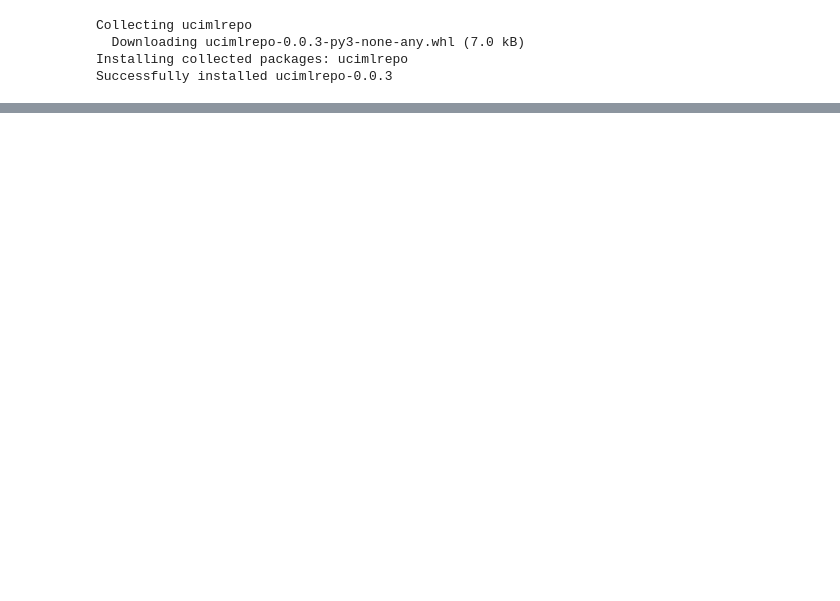
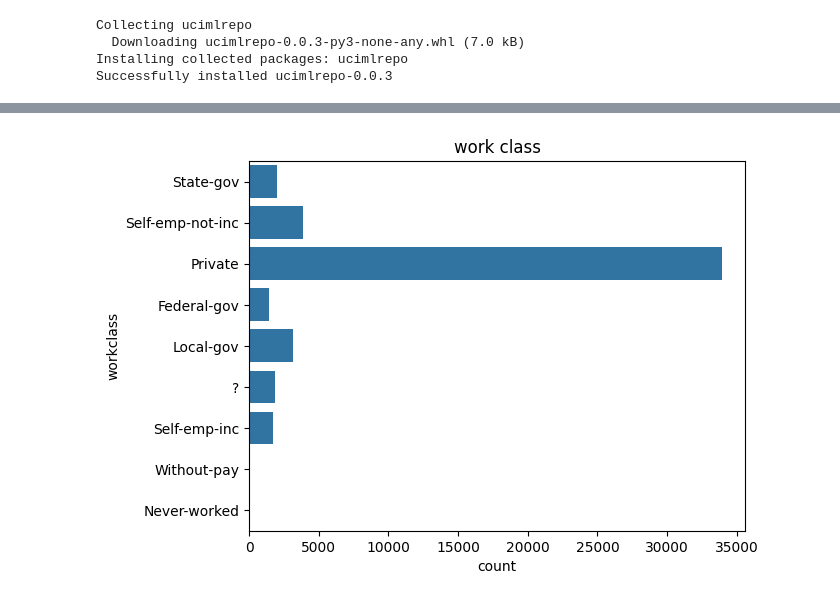
Before and after one commit to Kavindu-D/Census_Income, a Jupyter notebook: Preprocessing.ipynb, the cells around one changed output, grey strips where cells are left out. Cells and saved outputs as stored; diff of their text form; code cells hidden in the pictures; blank space fills up the shorter version.

```diff
--- a/Preprocessing.ipynb
+++ b/Preprocessing.ipynb
@@ -147,0 +156,6 @@ sns.pairplot(X, hue='income')
+# %%
+sns.countplot(data = data['workclass'])
+plt.title('work class')
+plt.show()
+# %% [output]
+[figure, added]
```
Also changed, not shown: parts of 46 cells of this notebook.
